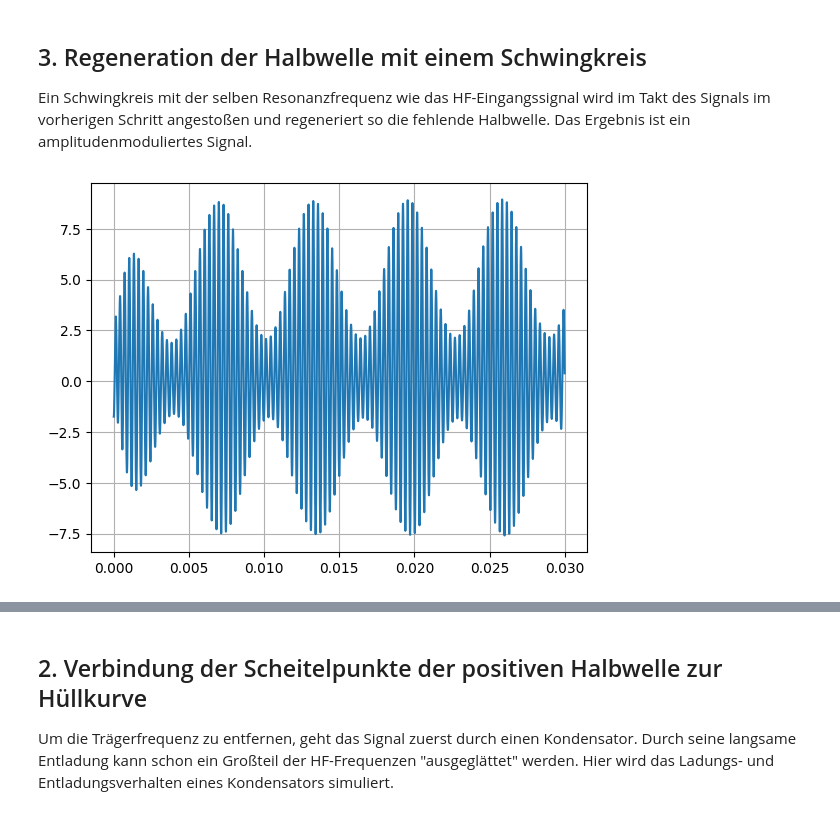
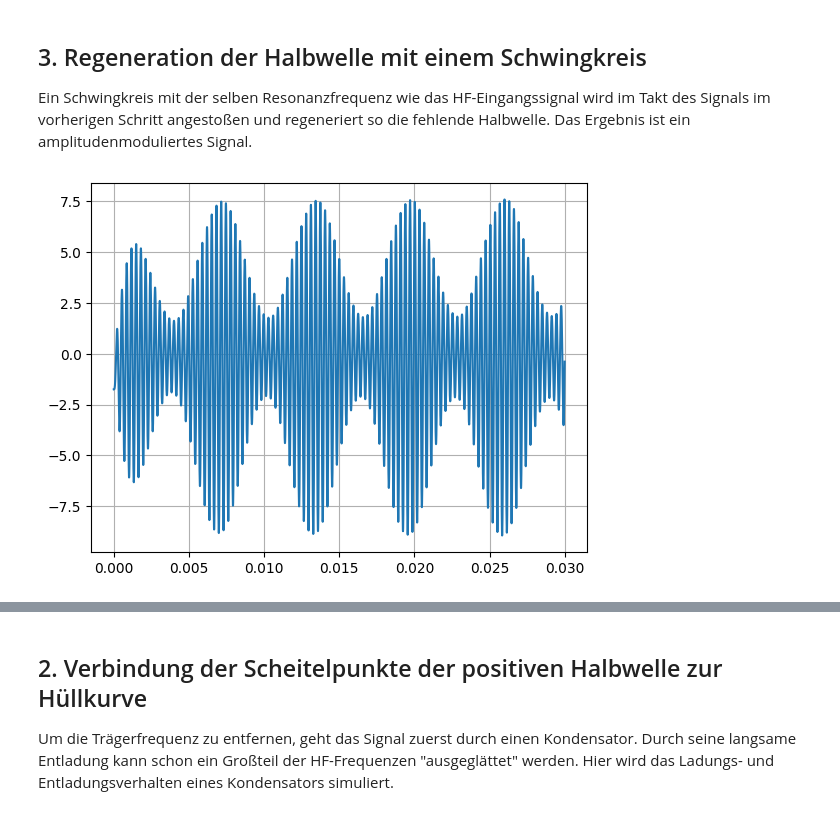
Before and after one commit to toohbias/W-Seminar, a Jupyter notebook: Modell_AM_Modulation_Demodulation.ipynb, the cells around one changed output, grey strips where cells are left out. Cells and saved outputs as stored; diff of their text form; code cells hidden in the pictures.

```diff
--- a/Modell_AM_Modulation_Demodulation.ipynb
+++ b/Modell_AM_Modulation_Demodulation.ipynb
@@ -199,34 +202,34 @@ Q_am = C_am * U_am_0    # (C)   Ladung an der Kondensatorplatte, die mit der Que
 
 # Zwischenvariablen
 U_C_am_arr = [U_am_0]   # (V)   Quelle lädt zuerst den Kondensator auf
 U_L_am = 0.0            # (V)   Spule sperrt
 U_R_am = 0.0            # (V)   Spannungsabfall am Widerstand
 dI_dt_am = 0.0          # (A/s) Änderungsrate des elektrischen Stroms
 
 # Iteration
 while t[-1] < tf:
   I_am_alt, Q_am_alt = I_am, Q_am
 
   # Spielregeln
   U_C_am = Q_am_alt / C_am
   U_R_am = R_am * I_am_alt
-  U_L_am = - (U_C_am + U_R_am) - U_C_zf_arr[len(t) - 1]
+  U_L_am = U_C_zf_arr[len(t) - 1] - (U_C_am + U_R_am)
   dI_dt_am = U_L_am / L_am
 
   I_am_neu = I_am_alt + dI_dt_am * dt
   Q_am_neu = Q_am_alt + I_am_alt * dt
 
   # Zwischenschritte
   I_am = I_am_neu
   Q_am = Q_am_neu
 
   U_C_am_arr.append(U_C_am)
   t.append(t[-1] + dt)
 
 plt.plot(t, U_C_am_arr)
 plt.grid(True)
 plt.show()
 # %% [output]
-[figure, old version]
+[figure, new version]
 # %% [markdown]
 # Demodulation
```
Also changed, not shown: parts of 8 cells of this notebook.
